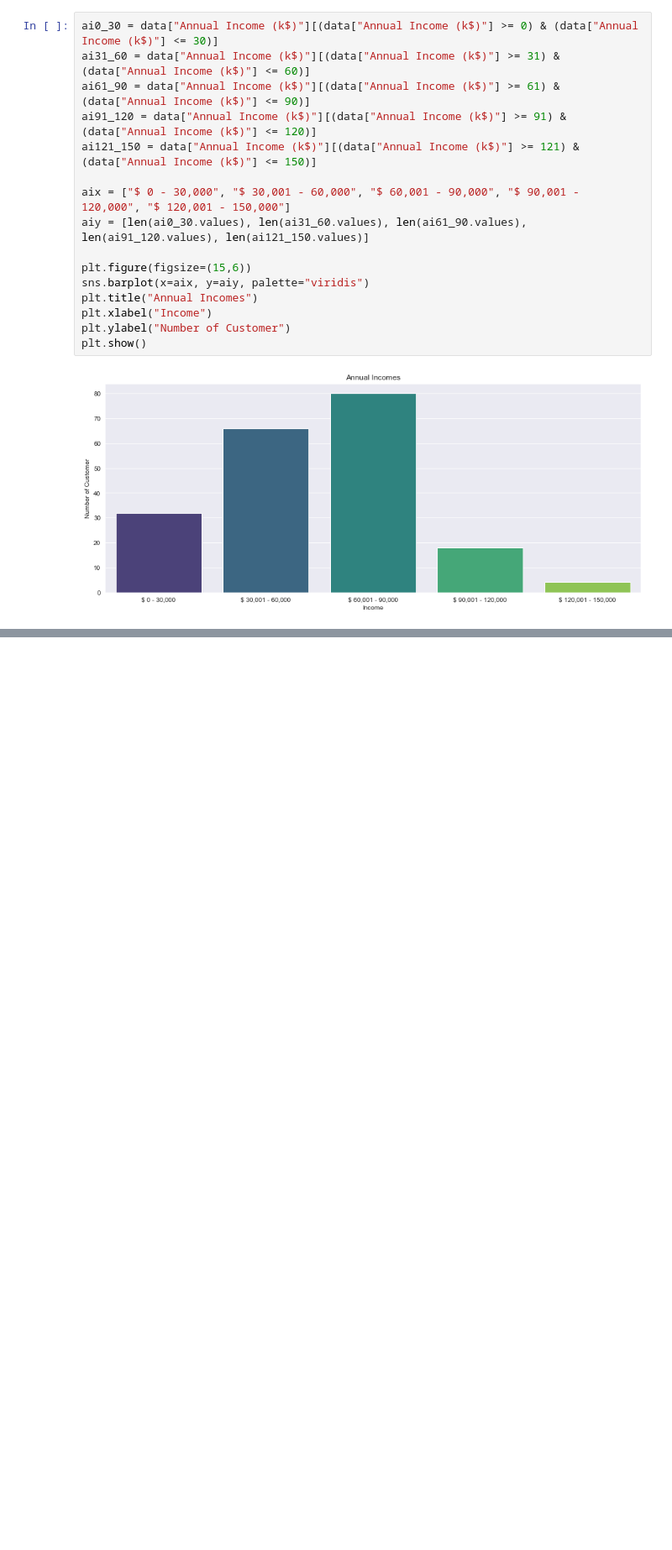
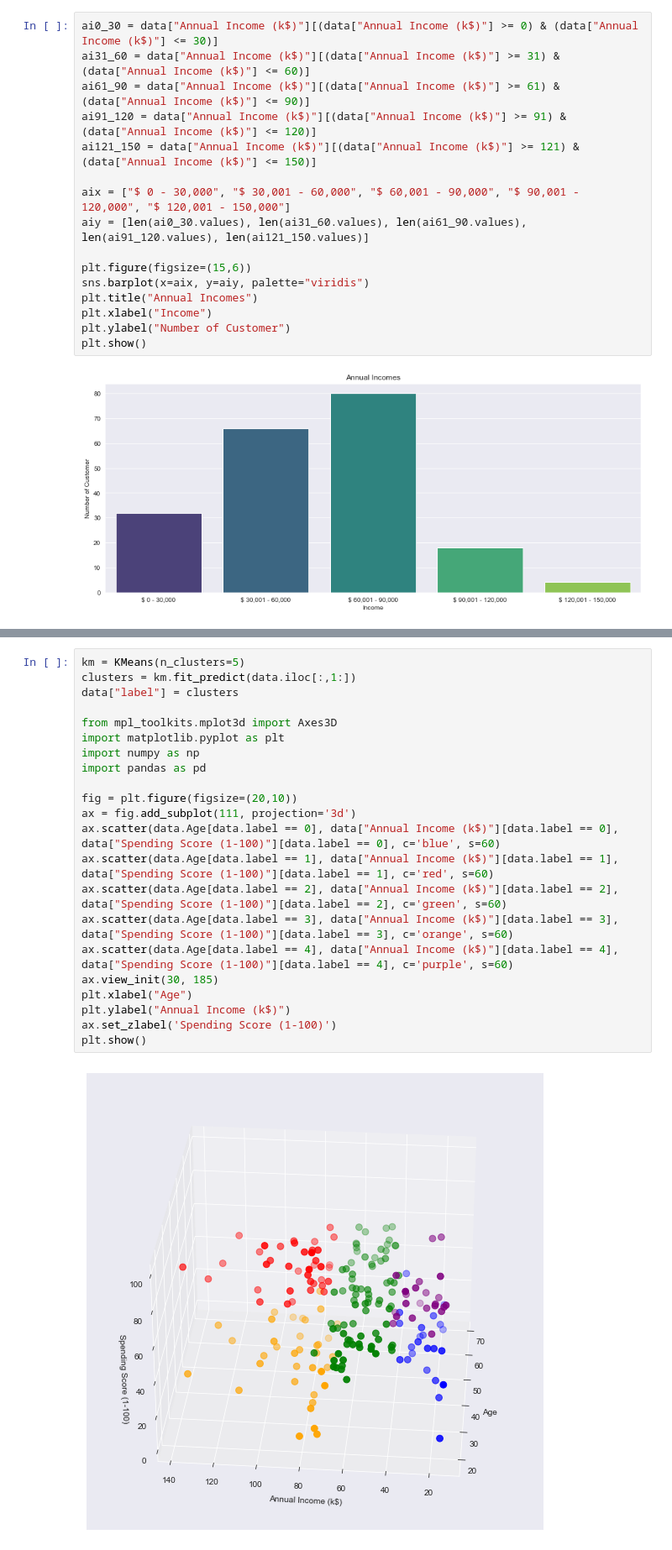
Before and after one commit to akshay-op/customer_segmentation, a Jupyter notebook: segmentation.ipynb, the cells around one changed output, grey strips where cells are left out. Shown at 84% size. Drawn from its saved outputs; the diff is of its cells as text; blank space fills up the shorter version.

```diff
--- a/segmentation.ipynb
+++ b/segmentation.ipynb
@@ -117,0 +152,24 @@ plt.show()
+# %%
+km = KMeans(n_clusters=5)
+clusters = km.fit_predict(data.iloc[:,1:])
+data["label"] = clusters
+
+from mpl_toolkits.mplot3d import Axes3D
+import matplotlib.pyplot as plt
+import numpy as np
+import pandas as pd
+
+fig = plt.figure(figsize=(20,10))
+ax = fig.add_subplot(111, projection='3d')
+ax.scatter(data.Age[data.label == 0], data["Annual Income (k$)"][data.label == 0], data["Spending Score (1-100)"][data.label == 0], c='blue', s=60)
+ax.scatter(data.Age[data.label == 1], data["Annual Income (k$)"][data.label == 1], data["Spending Score (1-100)"][data.label == 1], c='red', s=60)
+ax.scatter(data.Age[data.label == 2], data["Annual Income (k$)"][data.label == 2], data["Spending Score (1-100)"][data.label == 2], c='green', s=60)
+ax.scatter(data.Age[data.label == 3], data["Annual Income (k$)"][data.label == 3], data["Spending Score (1-100)"][data.label == 3], c='orange', s=60)
+ax.scatter(data.Age[data.label == 4], data["Annual Income (k$)"][data.label == 4], data["Spending Score (1-100)"][data.label == 4], c='purple', s=60)
+ax.view_init(30, 185)
+plt.xlabel("Age")
+plt.ylabel("Annual Income (k$)")
+ax.set_zlabel('Spending Score (1-100)')
+plt.show()
+# %% [output]
+[figure, added]
```
Also changed, not shown: parts of 3 cells of this notebook.
